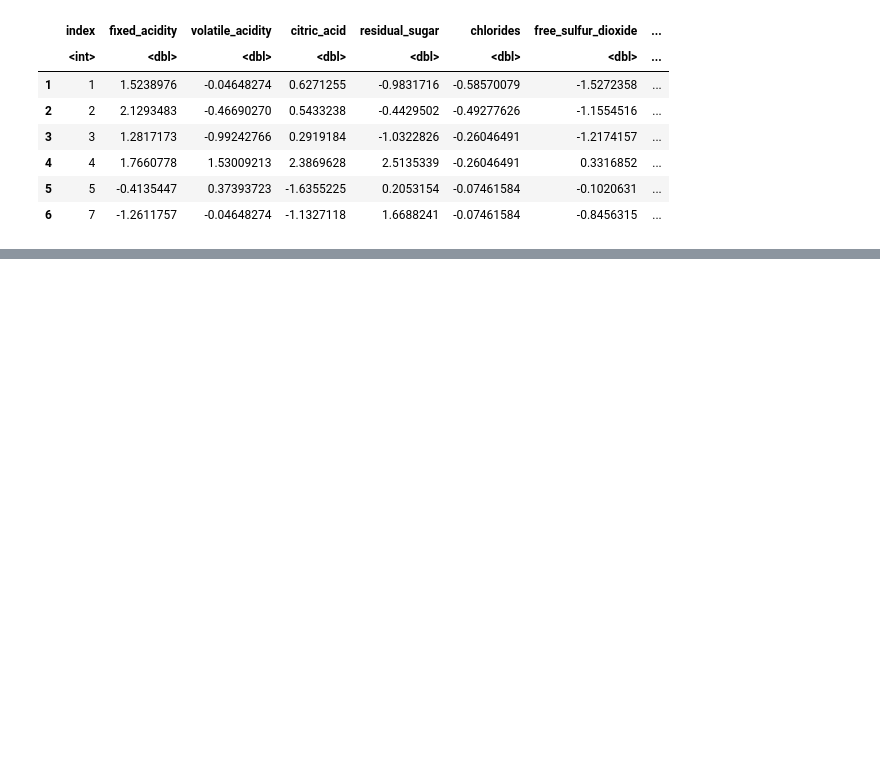
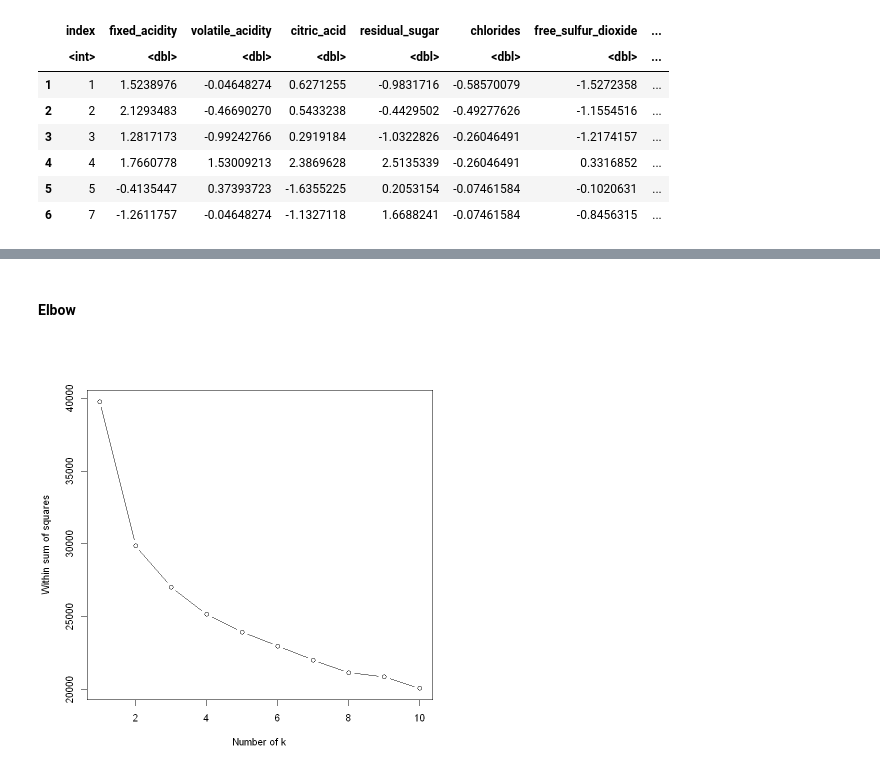
Before and after one commit to Saranga99/DM-ML, a Jupyter notebook: coursework/CW_Q1.ipynb, the cells around one changed output, grey strips where cells are left out. Saved outputs shown, nothing was run; the diff lists cells and outputs as text; code cells hidden in the pictures; blank space fills up the shorter version.

```diff
--- a/coursework/CW_Q1.ipynb
+++ b/coursework/CW_Q1.ipynb
@@ -253,0 +351,13 @@ A data.frame: 6 × 13
+# %% [markdown]
+#### Elbow
+# %%
+k = 1:10
+# %%
+
+set.seed(25)
+WSS = sapply(k, function(k) {kmeans(df_final[2:12], centers=k)$tot.withinss})
+# %%
+# You can then use a line plot to plot the within sum of squares with a different number of k
+plot(k, WSS, type="b", xlab= "Number of k", ylab="Within sum of squares")
+# %% [output]
+[figure, added]
```
Also changed, not shown: parts of 21 cells of this notebook, 1 other file.
